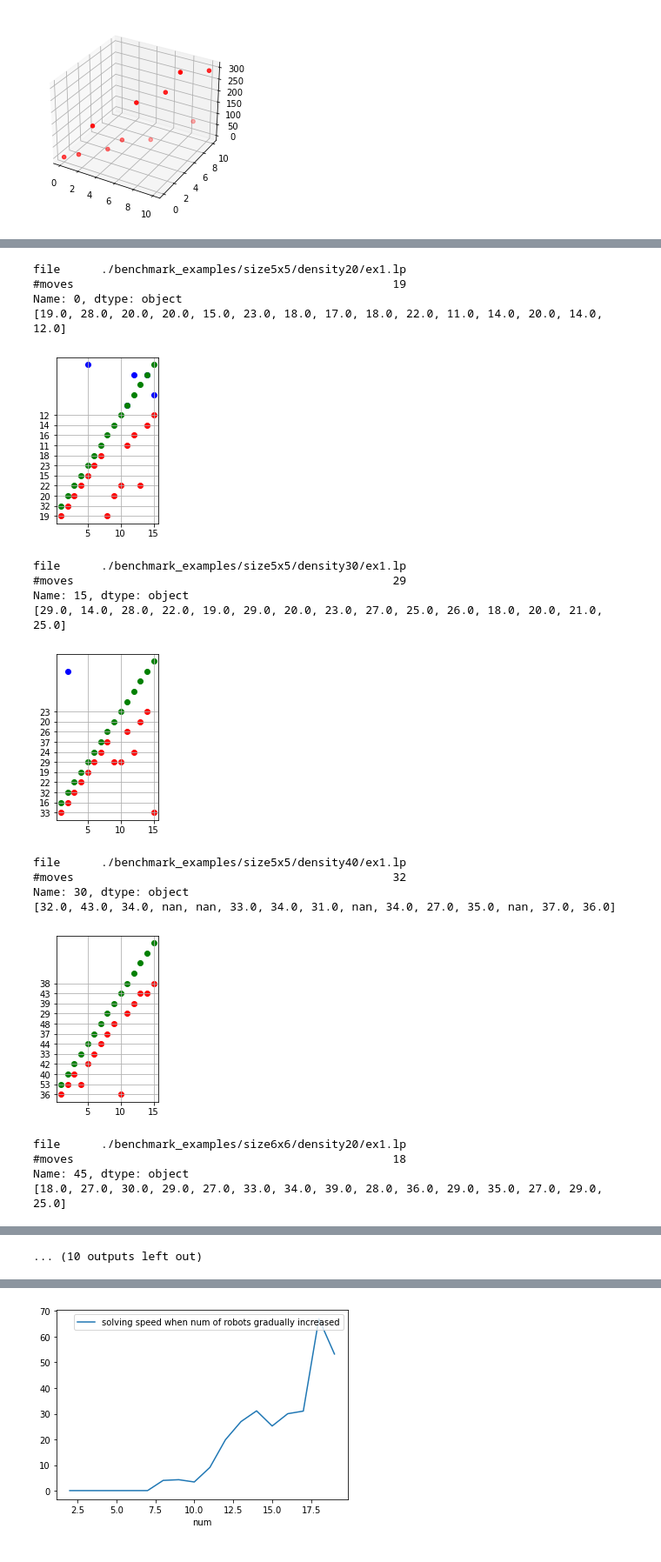
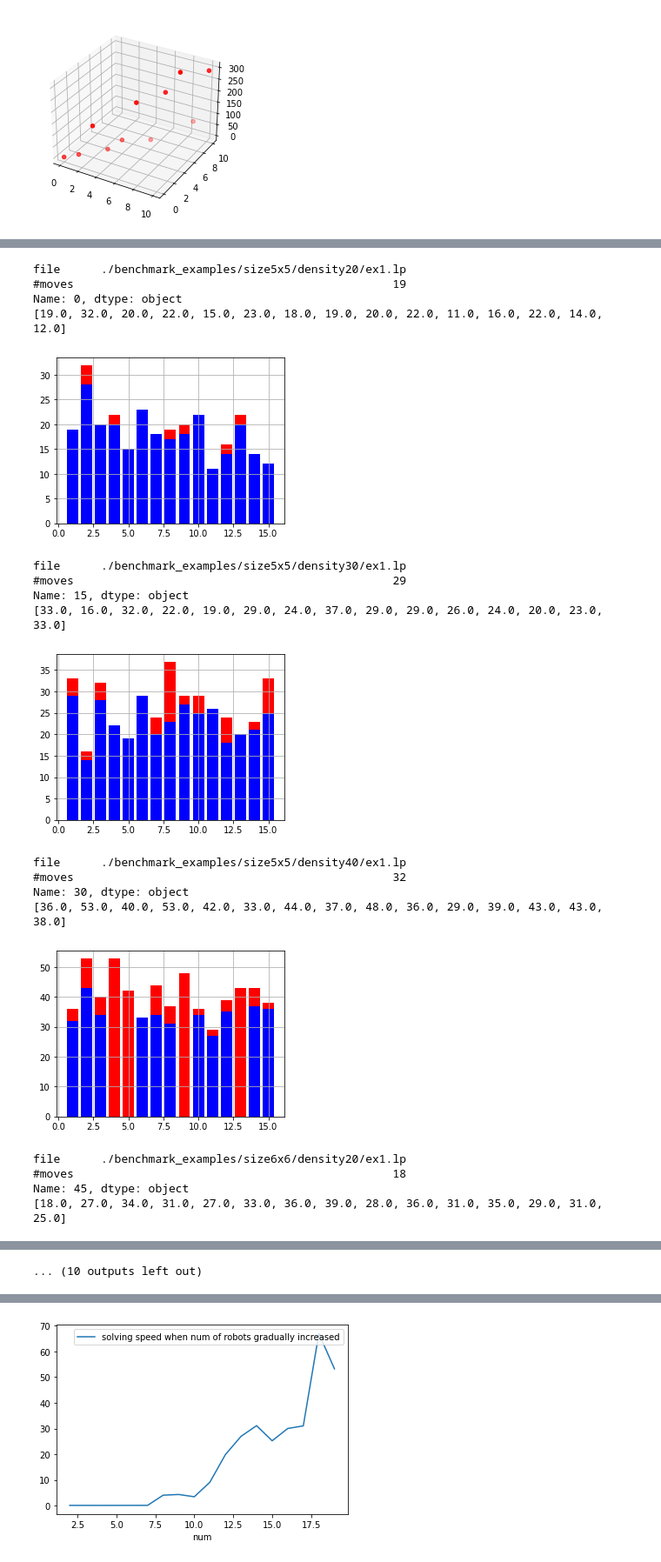
Before and after one commit to Philomena892/AndreevMoek, a Jupyter notebook: CBS/dataAnalysis.ipynb, the cells around one changed output, grey strips where cells are left out. Shown at 87% size. Saved outputs shown, nothing was run; the diff lists cells and outputs as text; code cells hidden in the pictures.

```diff
--- a/CBS/dataAnalysis.ipynb
+++ b/CBS/dataAnalysis.ipynb
@@ -3,11 +3,12 @@ import pandas as pd
 import matplotlib.pyplot as plt
 import numpy as np
 
+dtype = {'file' : 'str', 'time' : np.float64, '#nodes' : np.float64, 'pathlength' : np.float64, 'horizon' : np.float64, '#moves' : np.float64}
 
-df = pd.read_csv("./benchmarkResults/25-07_benchmark_results.csv")
-dfg = pd.read_csv("./benchmarkResults/greedy_benchmark_results.csv")
+df = pd.read_csv("./benchmarkResults/25-07_benchmark_results.csv", dtype = dtype)
+dfg = pd.read_csv("./benchmarkResults/greedy_benchmark_results.csv", dtype = dtype)
 
-dfng = pd.read_csv("./benchmarkResults/greedy_incremental_rob_num.csv")
+dfng = pd.read_csv("./benchmarkResults/greedy_incremental_rob_num.csv", dtype = dtype)
 
 dfng
 # %% [output]
@@ -81,7 +114,7 @@ dfng
 def sort_by_category(to_sort):
     '''returns list of DataFrames'''
     lcg = [] #(List of Categorised Groups)
-    for i in range(int((len(to_sort)-1)/15)):
+    for i in range(int((len(to_sort))/15)):
         lcg.append(to_sort.iloc[(i*15):(i*15+15)])
     return lcg
 
@@ -130,6 +163,7 @@ def mean_list(df_list, nan_List):
 
 # list of mean times for each size + density combination
 mean = mean_list(catList, nanList)
+greedyMean = mean_list(greedyCatList, greedyNanList)
 mean
 # %% [output]
 [0, 0, 4, 0, 0, 8, 1, 11, 15, 2, 14]
@@ -231,0 +295,23 @@ plt.show()
+# %%
+points = [5,6,7,8]
+
+
+
+fig = plt.figure()
+ax1 = fig.add_subplot(2, 2, 1)
+ax2 = fig.add_subplot(2, 2, 2)
+ax3 = fig.add_subplot(2, 2, 3)
+
+ax1.scatter(points, greedyMean[::3])
+ax2.scatter(points, greedyMean[1::3])
+ax3.scatter(points, greedyMean[2::3])
+
+fig.set_size_inches(4, 6, forward=True)
+fig.tight_layout()
+
+
+ax1.grid()
+ax2.grid()
+ax3.grid()
+
+plt.show()
@@ -232,44 +320,44 @@ plt.show()
 # %%
 points = [*range(1,16)]
 
 for i in range(len(catList)):
 
     fig = plt.figure()
 
     ax = fig.add_subplot(2, 2, 1)
 
     print(catList[i][['file','#moves']].iloc[0])
 
-    print(list(catList[i]['#moves']))
+    print(list(greedyCatList[i]['#moves']))
 
-    ax.scatter(points, list(catList[i]['#moves']), c="blue")
-    ax.scatter(points, list(greedyCatList[i]['#moves']), c="red")
+    ax.bar(points, list(greedyCatList[i]['#moves']), color="red")
+    ax.bar(points, list(catList[i]['#moves']), color="blue")
 
-    ax.scatter(points, points, c="green")
+    #ax.scatter(points, points, c="green")
 
-    fig.set_size_inches(4, 6, forward=True)
+    fig.set_size_inches(8, 6, forward=True)
     fig.tight_layout()
 
     ax.grid()
 
     plt.show()
 # %% [output]
 file      ./benchmark_examples/size5x5/density20/ex1.lp
 #moves                                               19
 Name: 0, dtype: object
-[19.0, 28.0, 20.0, 20.0, 15.0, 23.0, 18.0, 17.0, 18.0, 22.0, 11.0, 14.0, 20.0, 14.0, 12.0]
+[19.0, 32.0, 20.0, 22.0, 15.0, 23.0, 18.0, 19.0, 20.0, 22.0, 11.0, 16.0, 22.0, 14.0, 12.0]
-[figure, old version]
+[figure, new version]
 file      ./benchmark_examples/size5x5/density30/ex1.lp
 #moves                                               29
 Name: 15, dtype: object
-[29.0, 14.0, 28.0, 22.0, 19.0, 29.0, 20.0, 23.0, 27.0, 25.0, 26.0, 18.0, 20.0, 21.0, 25.0]
+[33.0, 16.0, 32.0, 22.0, 19.0, 29.0, 24.0, 37.0, 29.0, 29.0, 26.0, 24.0, 20.0, 23.0, 33.0]
-[figure, old version]
+[figure, new version]
 file      ./benchmark_examples/size5x5/density40/ex1.lp
 #moves                                               32
 Name: 30, dtype: object
-[32.0, 43.0, 34.0, nan, nan, 33.0, 34.0, 31.0, nan, 34.0, 27.0, 35.0, nan, 37.0, 36.0]
+[36.0, 53.0, 40.0, 53.0, 42.0, 33.0, 44.0, 37.0, 48.0, 36.0, 29.0, 39.0, 43.0, 43.0, 38.0]
-[figure, old version]
+[figure, new version]
 file      ./benchmark_examples/size6x6/density20/ex1.lp
 #moves                                               18
 Name: 45, dtype: object
-[18.0, 27.0, 30.0, 29.0, 27.0, 33.0, 34.0, 39.0, 28.0, 36.0, 29.0, 35.0, 27.0, 29.0, 25.0]
+[18.0, 27.0, 34.0, 31.0, 27.0, 33.0, 36.0, 39.0, 28.0, 36.0, 31.0, 35.0, 29.0, 31.0, 25.0]
```
Also changed, not shown: parts of 11 cells of this notebook.
